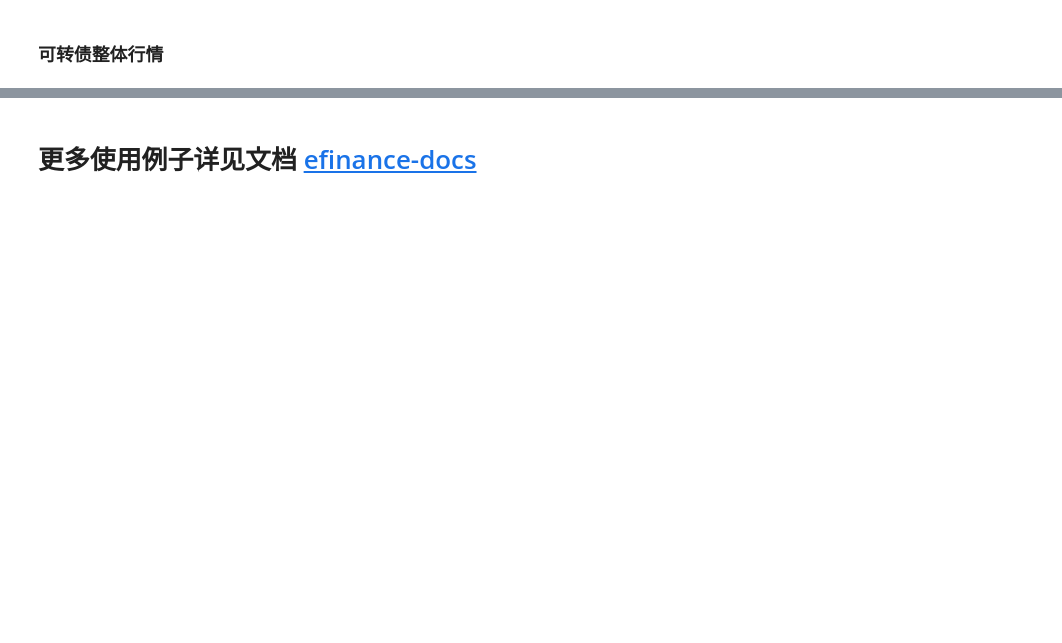
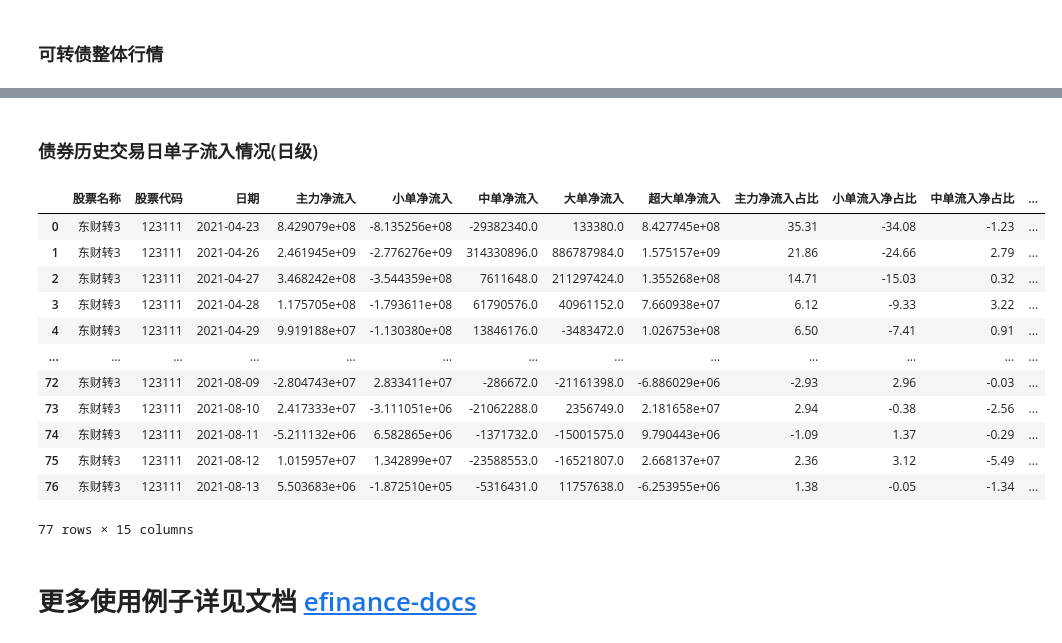
Before and after one commit to Micro-sheep/efinance, a Jupyter notebook: examples/bond.ipynb, the cells around one changed output, grey strips where cells are left out. Saved outputs shown, nothing was run; the diff lists cells and outputs as text; code cells hidden in the pictures; blank space fills up the shorter version.

```diff
--- a/examples/bond.ipynb
+++ b/examples/bond.ipynb
@@ -85,2 +104,21 @@ ef.bond.get_realtime_quotes()
+# %% [markdown]
+### 债券历史交易日单子流入情况(日级)
+# %%
+import efinance as ef
+ef.stock.get_history_bill('123111')
+# %% [output]
+|  | 股票名称 | 股票代码 | 日期 | 主力净流入 | 小单净流入 | 中单净流入 | 大单净流入 | 超大单净流入 | 主力净流入占比 | 小单流入净占比 | 中单流入净占比 | ... |
+| 0 | 东财转3 | 123111 | 2021-04-23 | 8.429079e+08 | -8.135256e+08 | -29382340.0 | 133380.0 | 8.427745e+08 | 35.31 | -34.08 | -1.23 | ... |
+| 1 | 东财转3 | 123111 | 2021-04-26 | 2.461945e+09 | -2.776276e+09 | 314330896.0 | 886787984.0 | 1.575157e+09 | 21.86 | -24.66 | 2.79 | ... |
+| 2 | 东财转3 | 123111 | 2021-04-27 | 3.468242e+08 | -3.544359e+08 | 7611648.0 | 211297424.0 | 1.355268e+08 | 14.71 | -15.03 | 0.32 | ... |
+| 3 | 东财转3 | 123111 | 2021-04-28 | 1.175705e+08 | -1.793611e+08 | 61790576.0 | 40961152.0 | 7.660938e+07 | 6.12 | -9.33 | 3.22 | ... |
+| 4 | 东财转3 | 123111 | 2021-04-29 | 9.919188e+07 | -1.130380e+08 | 13846176.0 | -3483472.0 | 1.026753e+08 | 6.50 | -7.41 | 0.91 | ... |
+| ... | ... | ... | ... | ... | ... | ... | ... | ... | ... | ... | ... | ... |
+| 72 | 东财转3 | 123111 | 2021-08-09 | -2.804743e+07 | 2.833411e+07 | -286672.0 | -21161398.0 | -6.886029e+06 | -2.93 | 2.96 | -0.03 | ... |
+| 73 | 东财转3 | 123111 | 2021-08-10 | 2.417333e+07 | -3.111051e+06 | -21062288.0 | 2356749.0 | 2.181658e+07 | 2.94 | -0.38 | -2.56 | ... |
+| 74 | 东财转3 | 123111 | 2021-08-11 | -5.211132e+06 | 6.582865e+06 | -1371732.0 | -15001575.0 | 9.790443e+06 | -1.09 | 1.37 | -0.29 | ... |
+| 75 | 东财转3 | 123111 | 2021-08-12 | 1.015957e+07 | 1.342899e+07 | -23588553.0 | -16521807.0 | 2.668137e+07 | 2.36 | 3.12 | -5.49 | ... |
+| 76 | 东财转3 | 123111 | 2021-08-13 | 5.503683e+06 | -1.872510e+05 | -5316431.0 | 11757638.0 | -6.253955e+06 | 1.38 | -0.05 | -1.34 | ... |
+77 rows × 15 columns
 # %% [markdown]
 # 更多使用例子详见文档 [efinance-docs](https://efinance.readthedocs.io/)
```
Also changed, not shown: parts of 6 cells of this notebook, 17 other files.
